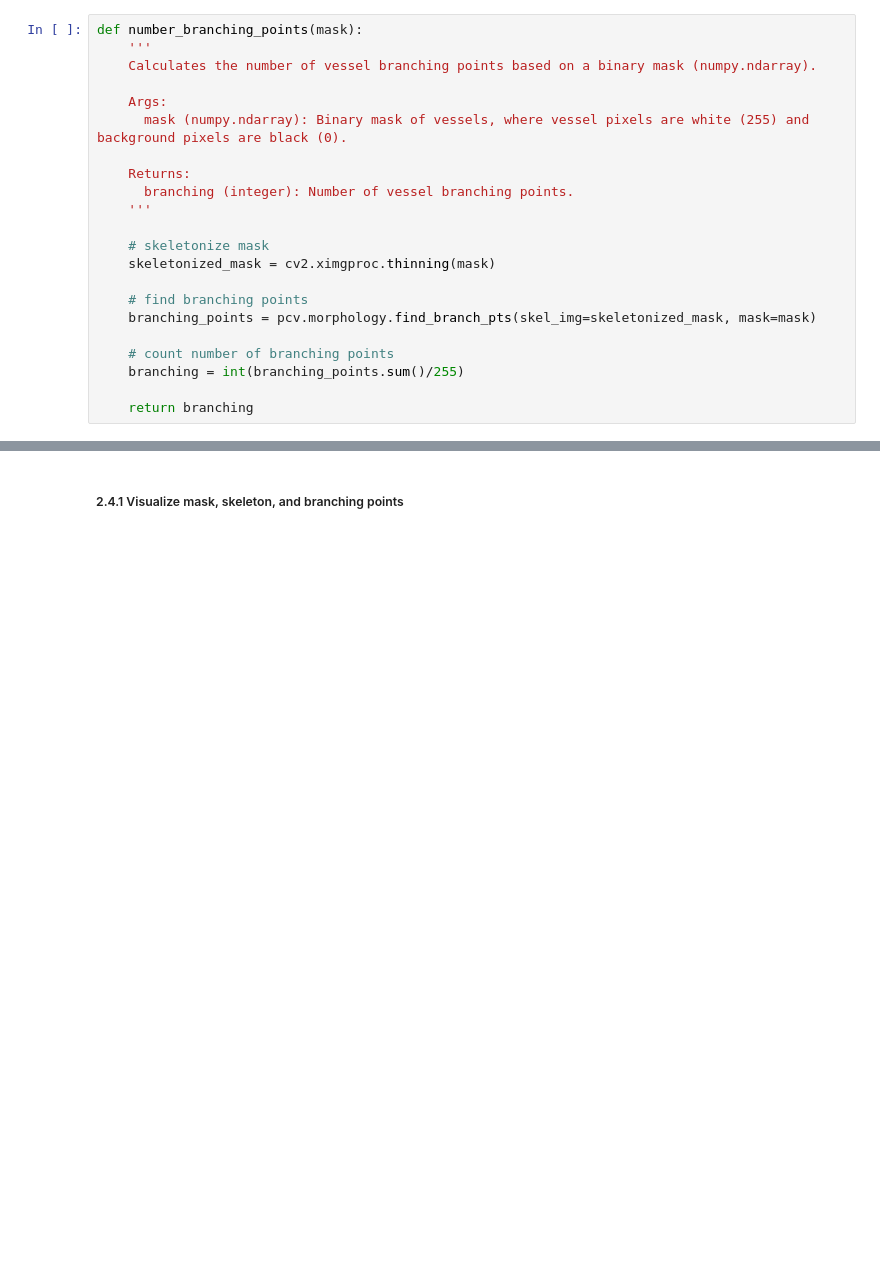
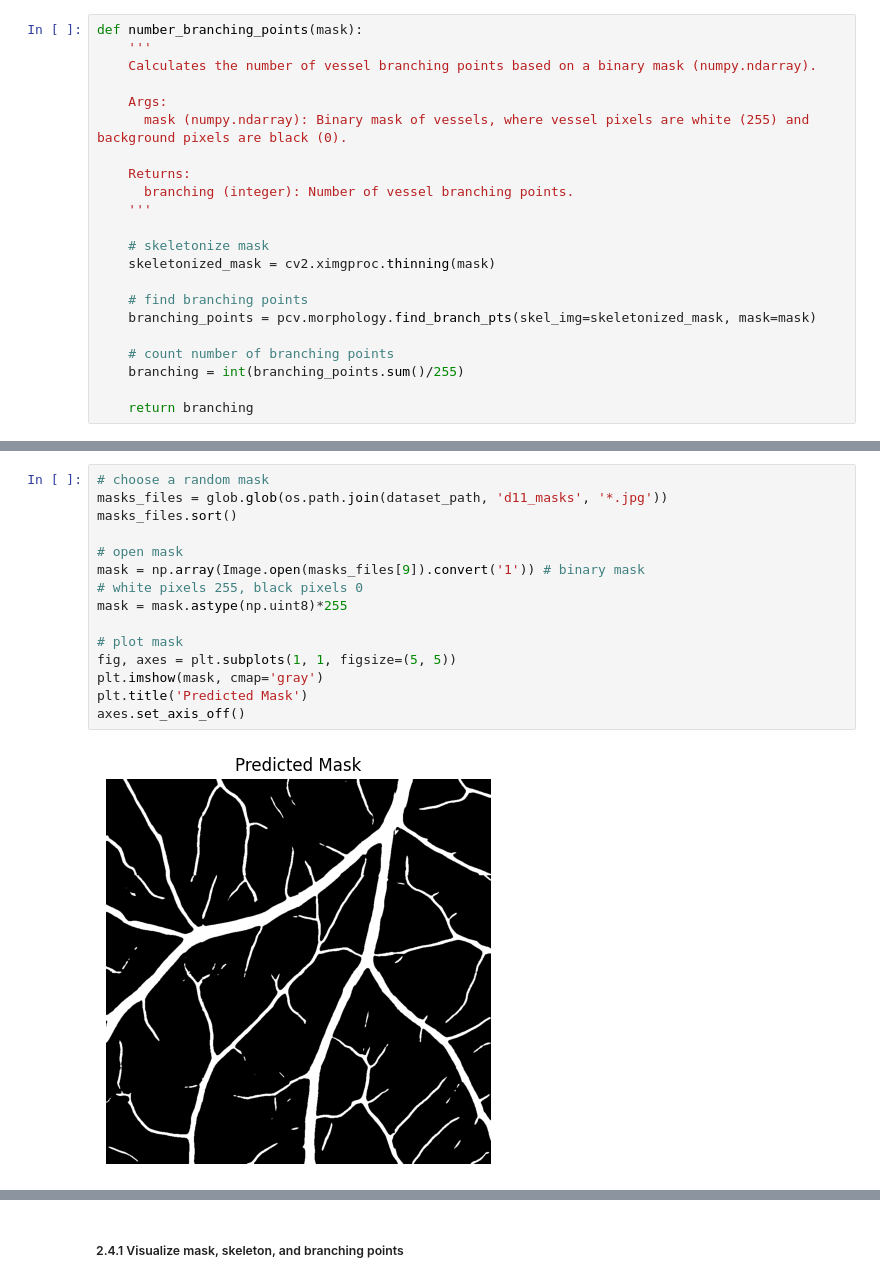
Before and after one commit to yihu111/master-thesis, a Jupyter notebook: 05_analysis/quantification.ipynb, the cells around one changed output, grey strips where cells are left out. Saved outputs shown, nothing was run; the diff lists cells and outputs as text; blank space fills up the shorter version.

```diff
--- a/05_analysis/quantification.ipynb
+++ b/05_analysis/quantification.ipynb
@@ -202,0 +203,17 @@ The number of vessel branching points is 120.
+# %%
+# choose a random mask
+masks_files = glob.glob(os.path.join(dataset_path, 'd11_masks', '*.jpg'))
+masks_files.sort()
+
+# open mask
+mask = np.array(Image.open(masks_files[9]).convert('1')) # binary mask
+# white pixels 255, black pixels 0
+mask = mask.astype(np.uint8)*255
+
+# plot mask
+fig, axes = plt.subplots(1, 1, figsize=(5, 5))
+plt.imshow(mask, cmap='gray')
+plt.title('Predicted Mask')
+axes.set_axis_off()
+# %% [output]
+[figure, added]
```
Also changed, not shown: parts of 30 cells of this notebook, 2 other files.
